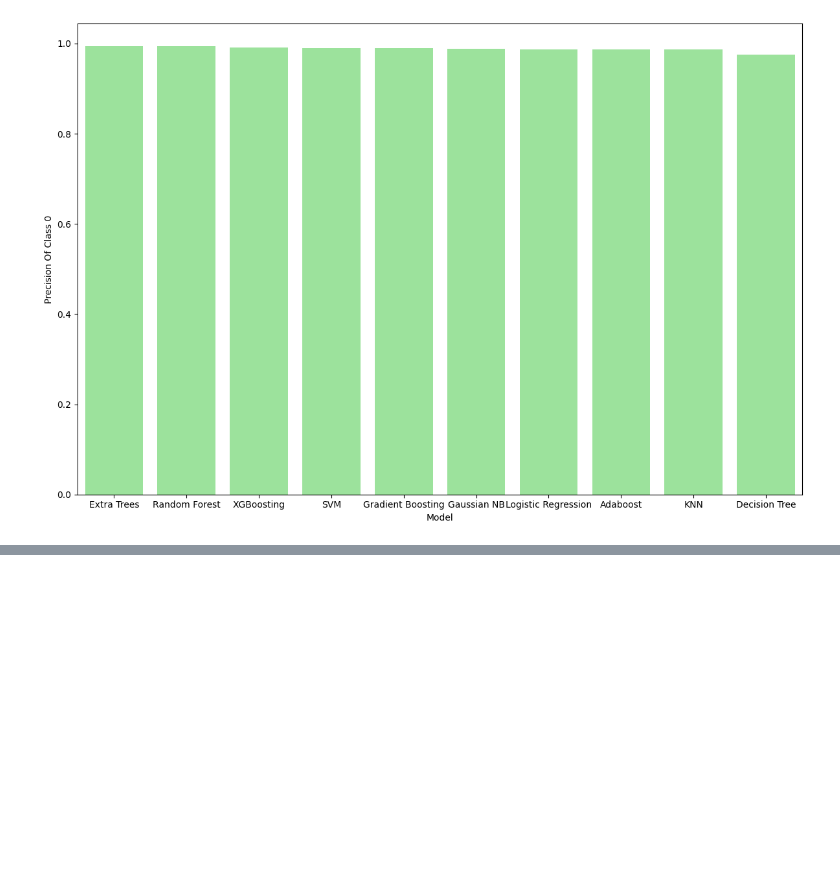
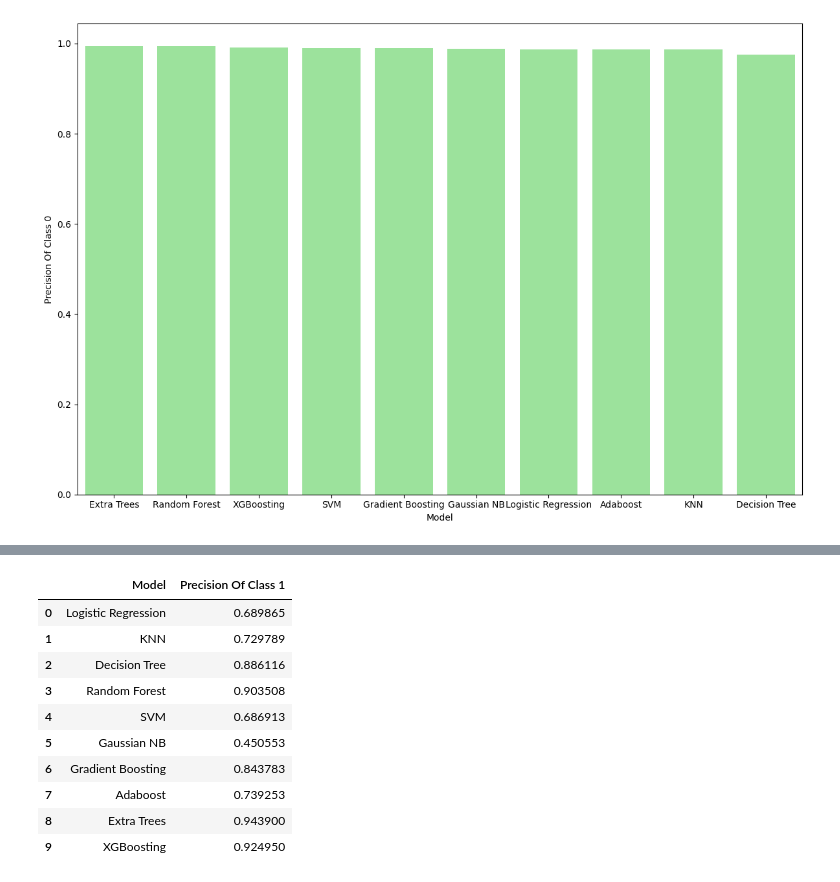
Before and after one commit to SLCosta1011/Country-Development-Predictor, a Jupyter notebook: model_test.ipynb, the cells around one changed output, grey strips where cells are left out. Drawn from its saved outputs; the diff is of its cells as text; code cells hidden in the pictures; blank space fills up the shorter version.

```diff
--- a/model_test.ipynb
+++ b/model_test.ipynb
@@ -809,0 +835,15 @@ plt.show()
+# %%
+df_precision_1 = pd.DataFrame(data=precision_1.items(), columns=['Model', 'Precision Of Class 1'])
+df_precision_1
+# %% [output]
+|  | Model | Precision Of Class 1 |
+| 0 | Logistic Regression | 0.689865 |
+| 1 | KNN | 0.729789 |
+| 2 | Decision Tree | 0.886116 |
+| 3 | Random Forest | 0.903508 |
+| 4 | SVM | 0.686913 |
+| 5 | Gaussian NB | 0.450553 |
+| 6 | Gradient Boosting | 0.843783 |
+| 7 | Adaboost | 0.739253 |
+| 8 | Extra Trees | 0.943900 |
+| 9 | XGBoosting | 0.924950 |
```
Also changed, not shown: parts of 9 cells of this notebook.
